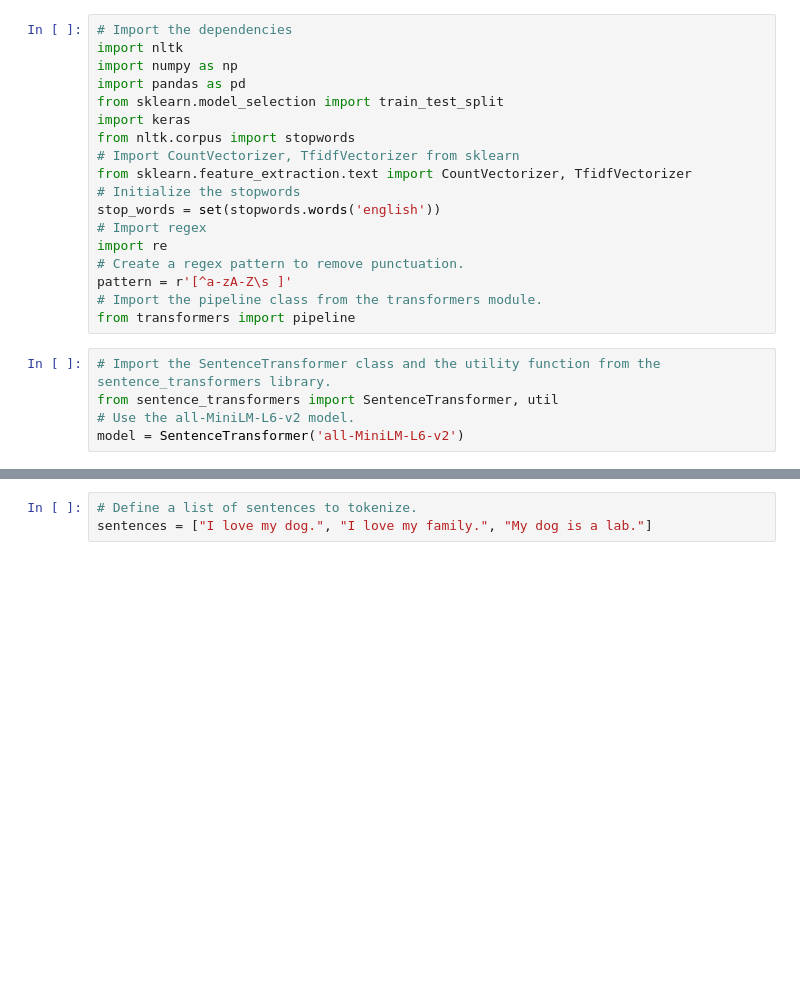
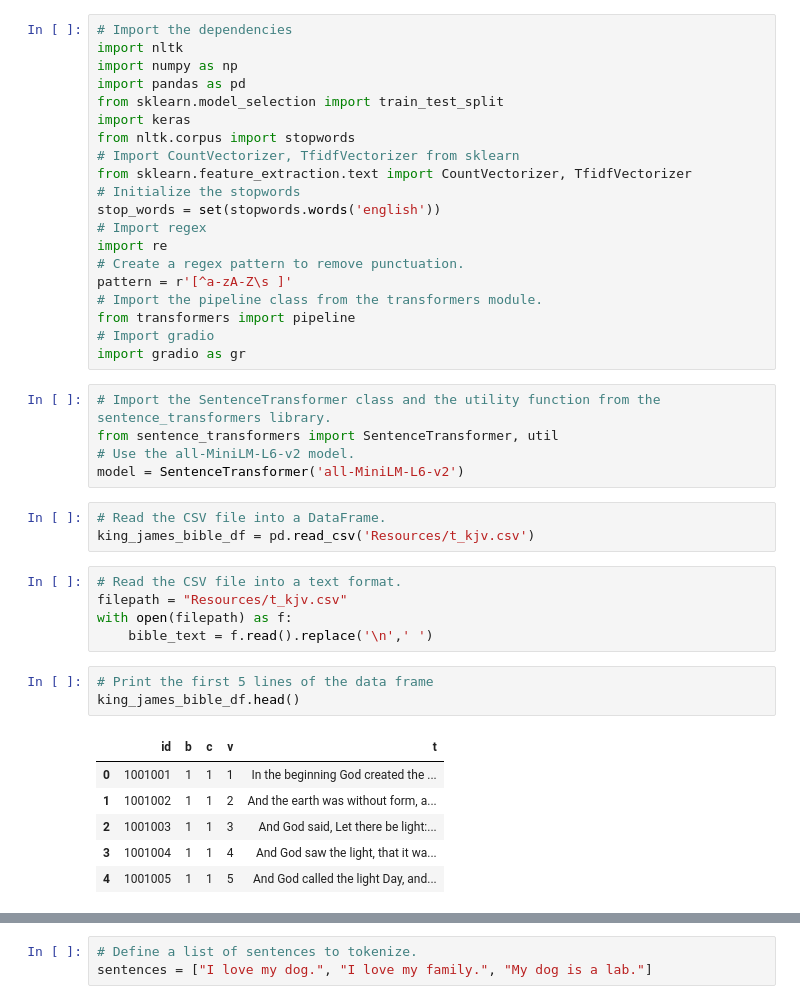
Before and after one commit to m-nicholasnu33/Project_3, a Jupyter notebook: Project_3_Primary_Notebook.ipynb, the cells around one changed output, grey strips where cells are left out. Cells and saved outputs as stored; diff of their text form; blank space fills up the shorter version.

Commit message:
This revised file includes a lot of code for consideration, such as summarization, question-answer, and use of gradio to sit on top

```diff
--- a/Project_3_Primary_Notebook.ipynb
+++ b/Project_3_Primary_Notebook.ipynb
@@ -16,8 +16,28 @@ import re
 pattern = r'[^a-zA-Z\s ]'
 # Import the pipeline class from the transformers module.
 from transformers import pipeline
+# Import gradio
+import gradio as gr
 # %%
 # Import the SentenceTransformer class and the utility function from the sentence_transformers library.
 from sentence_transformers import SentenceTransformer, util
 # Use the all-MiniLM-L6-v2 model.
 model = SentenceTransformer('all-MiniLM-L6-v2')
+# %%
+# Read the CSV file into a DataFrame.
+king_james_bible_df = pd.read_csv('Resources/t_kjv.csv')
+# %%
+# Read the CSV file into a text format.
+filepath = "Resources/t_kjv.csv"
+with open(filepath) as f:
+    bible_text = f.read().replace('\n',' ')
+# %%
+# Print the first 5 lines of the data frame
+king_james_bible_df.head()
+# %% [output]
+|  | id | b | c | v | t |
+| 0 | 1001001 | 1 | 1 | 1 | In the beginning God created the ... |
+| 1 | 1001002 | 1 | 1 | 2 | And the earth was without form, a... |
+| 2 | 1001003 | 1 | 1 | 3 | And God said, Let there be light:... |
+| 3 | 1001004 | 1 | 1 | 4 | And God saw the light, that it wa... |
+| 4 | 1001005 | 1 | 1 | 5 | And God called the light Day, and... |
```
Also changed, not shown: parts of 20 cells of this notebook.
